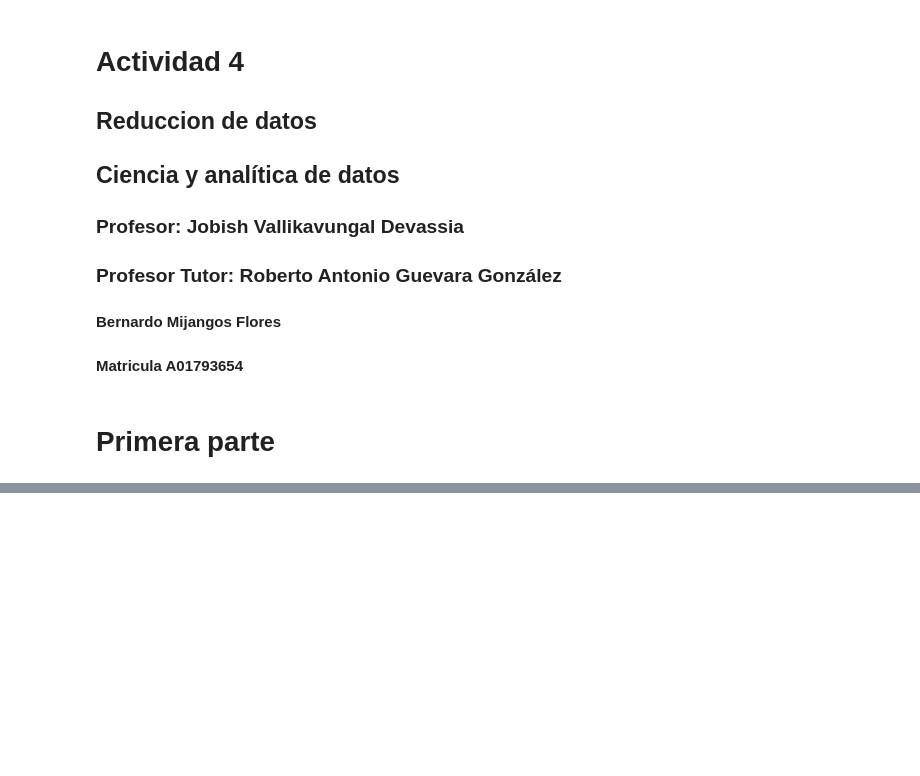
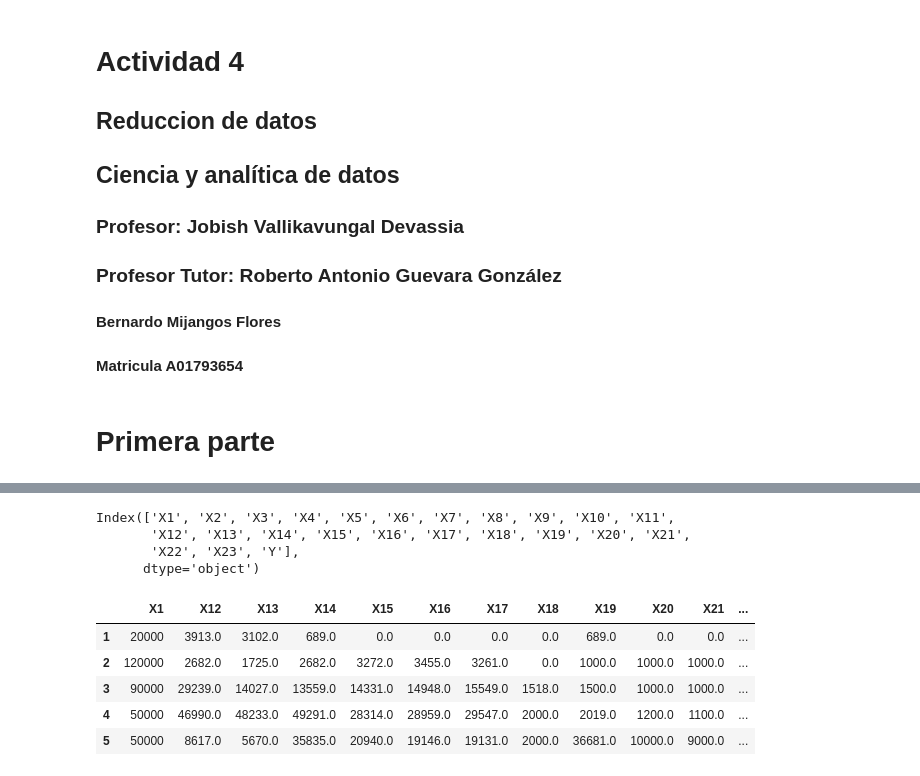
Before and after one commit to PosgradoMNA/actividades-del-projecto-equipo-46, a Jupyter notebook: Actividad_Semana_4.ipynb, the cells around one changed output, grey strips where cells are left out. Drawn from its saved outputs; the diff is of its cells as text; code cells hidden in the pictures; blank space fills up the shorter version.

```diff
--- a/Actividad_Semana_4.ipynb
+++ b/Actividad_Semana_4.ipynb
@@ -40,0 +62,10 @@ df
+# %%
+# Copiamos a un nuevo dataframe y obtenemos la lista de las columnas
+
+ndf = df.copy()
+ndf.columns
+# %% [output]
+Index(['X1', 'X2', 'X3', 'X4', 'X5', 'X6', 'X7', 'X8', 'X9', 'X10', 'X11',
+       'X12', 'X13', 'X14', 'X15', 'X16', 'X17', 'X18', 'X19', 'X20', 'X21',
+       'X22', 'X23', 'Y'],
+      dtype='object')
@@ -40,0 +80,11 @@ df
+# %%
+# revisamos de nuevo la informacion
+
+ndf.head()
+# %% [output]
+|  | X1 | X12 | X13 | X14 | X15 | X16 | X17 | X18 | X19 | X20 | X21 | ... |
+| 1 | 20000 | 3913.0 | 3102.0 | 689.0 | 0.0 | 0.0 | 0.0 | 0.0 | 689.0 | 0.0 | 0.0 | ... |
+| 2 | 120000 | 2682.0 | 1725.0 | 2682.0 | 3272.0 | 3455.0 | 3261.0 | 0.0 | 1000.0 | 1000.0 | 1000.0 | ... |
+| 3 | 90000 | 29239.0 | 14027.0 | 13559.0 | 14331.0 | 14948.0 | 15549.0 | 1518.0 | 1500.0 | 1000.0 | 1000.0 | ... |
+| 4 | 50000 | 46990.0 | 48233.0 | 49291.0 | 28314.0 | 28959.0 | 29547.0 | 2000.0 | 2019.0 | 1200.0 | 1100.0 | ... |
+| 5 | 50000 | 8617.0 | 5670.0 | 35835.0 | 20940.0 | 19146.0 | 19131.0 | 2000.0 | 36681.0 | 10000.0 | 9000.0 | ... |
```
Also changed, not shown: parts of 8 cells of this notebook.
